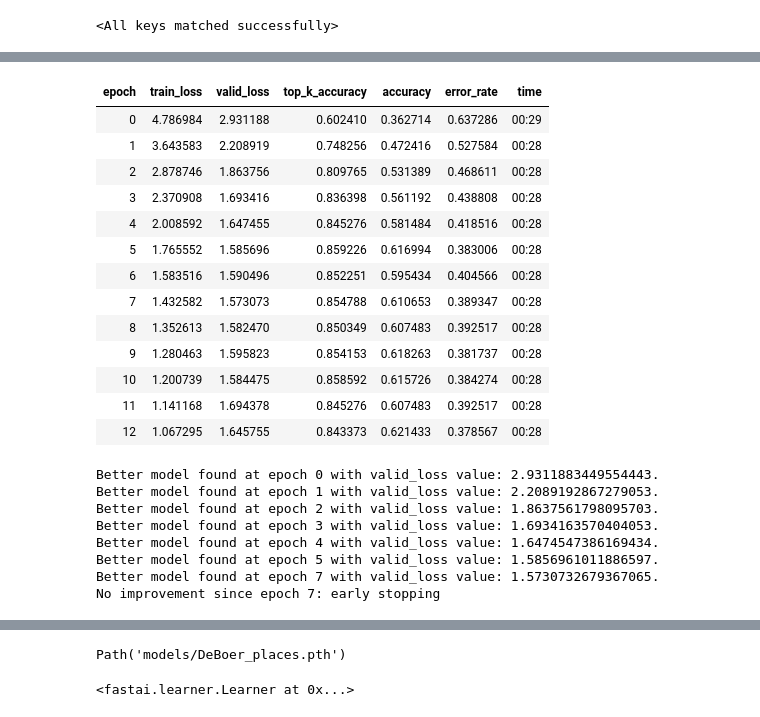
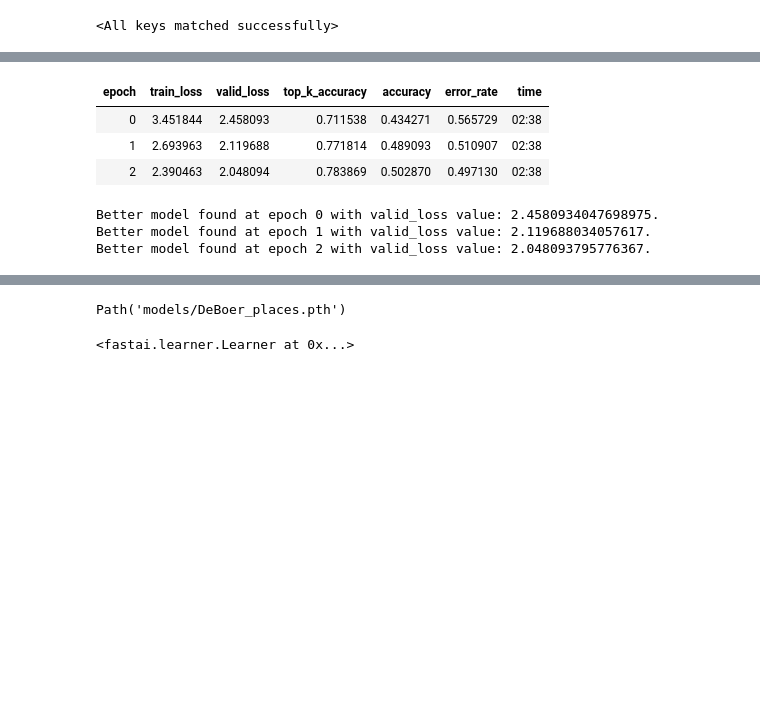
Before and after one commit to melvinwevers/HisVis2, a Jupyter notebook: notebooks/3.train_model.ipynb, the cells around one changed output, grey strips where cells are left out. Saved outputs shown, nothing was run; the diff lists cells and outputs as text; code cells hidden in the pictures; blank space fills up the shorter version.

```diff
--- a/notebooks/3.train_model.ipynb
+++ b/notebooks/3.train_model.ipynb
@@ -32,11 +32,12 @@ def get_dls(bs, size, augment=True):
 
     dblock = DataBlock(blocks = (ImageBlock, CategoryBlock),
                        get_items=get_image_files,
-                       splitter=RandomSplitter(seed=42),
-                       get_y=label_func,
+                       splitter=RandomSplitter(valid_pct=0.2, seed=42),
+                       #get_y=label_func,
+                       get_y=parent_label,
                        item_tfms=Resize(460),
                        batch_tfms=batch_tfms)
-    return dblock.dataloaders(path, bs=128)
+    return dblock.dataloaders(path, bs=bs)
 
 
 def new_resnet(pretrained):
@@ -113,5 +116,5 @@ new_resnet
 # %%
-learn = cnn_learner(get_dls(128, 224, augment=True),
+learn = cnn_learner(get_dls(48, 224, augment=True),
                     new_resnet,
                     #models.resnet34,
                     metrics=[top_k_accuracy,
@@ -120,28 +128,13 @@ learn = cnn_learner(get_dls(128, 224, augment=True),
 # %%
-learn.fit_one_cycle(50, 3e-3, cbs=[SaveModelCallback(monitor='valid_loss',
+learn.fit_one_cycle(3, 3e-4, cbs=[SaveModelCallback(monitor='valid_loss',
 
                                                    fname='deboer_baseline'),
                                    EarlyStoppingCallback(monitor='valid_loss', min_delta=0.01, patience=5)])
 # %% [output]
 | epoch | train_loss | valid_loss | top_k_accuracy | accuracy | error_rate | time |
-| 0 | 4.786984 | 2.931188 | 0.602410 | 0.362714 | 0.637286 | 00:29 |
-| 1 | 3.643583 | 2.208919 | 0.748256 | 0.472416 | 0.527584 | 00:28 |
-| 2 | 2.878746 | 1.863756 | 0.809765 | 0.531389 | 0.468611 | 00:28 |
-| 3 | 2.370908 | 1.693416 | 0.836398 | 0.561192 | 0.438808 | 00:28 |
-| 4 | 2.008592 | 1.647455 | 0.845276 | 0.581484 | 0.418516 | 00:28 |
-| 5 | 1.765552 | 1.585696 | 0.859226 | 0.616994 | 0.383006 | 00:28 |
-| 6 | 1.583516 | 1.590496 | 0.852251 | 0.595434 | 0.404566 | 00:28 |
-| 7 | 1.432582 | 1.573073 | 0.854788 | 0.610653 | 0.389347 | 00:28 |
-| 8 | 1.352613 | 1.582470 | 0.850349 | 0.607483 | 0.392517 | 00:28 |
-| 9 | 1.280463 | 1.595823 | 0.854153 | 0.618263 | 0.381737 | 00:28 |
-| 10 | 1.200739 | 1.584475 | 0.858592 | 0.615726 | 0.384274 | 00:28 |
-| 11 | 1.141168 | 1.694378 | 0.845276 | 0.607483 | 0.392517 | 00:28 |
-| 12 | 1.067295 | 1.645755 | 0.843373 | 0.621433 | 0.378567 | 00:28 |
+| 0 | 3.451844 | 2.458093 | 0.711538 | 0.434271 | 0.565729 | 02:38 |
+| 1 | 2.693963 | 2.119688 | 0.771814 | 0.489093 | 0.510907 | 02:38 |
+| 2 | 2.390463 | 2.048094 | 0.783869 | 0.502870 | 0.497130 | 02:38 |
-Better model found at epoch 0 with valid_loss value: 2.9311883449554443.
-Better model found at epoch 1 with valid_loss value: 2.2089192867279053.
-Better model found at epoch 2 with valid_loss value: 1.8637561798095703.
-Better model found at epoch 3 with valid_loss value: 1.6934163570404053.
-Better model found at epoch 4 with valid_loss value: 1.6474547386169434.
-Better model found at epoch 5 with valid_loss value: 1.5856961011886597.
-Better model found at epoch 7 with valid_loss value: 1.5730732679367065.
-No improvement since epoch 7: early stopping
+Better model found at epoch 0 with valid_loss value: 2.4580934047698975.
+Better model found at epoch 1 with valid_loss value: 2.119688034057617.
+Better model found at epoch 2 with valid_loss value: 2.048093795776367.
```
Also changed, not shown: parts of 11 cells of this notebook, 15 other files.
